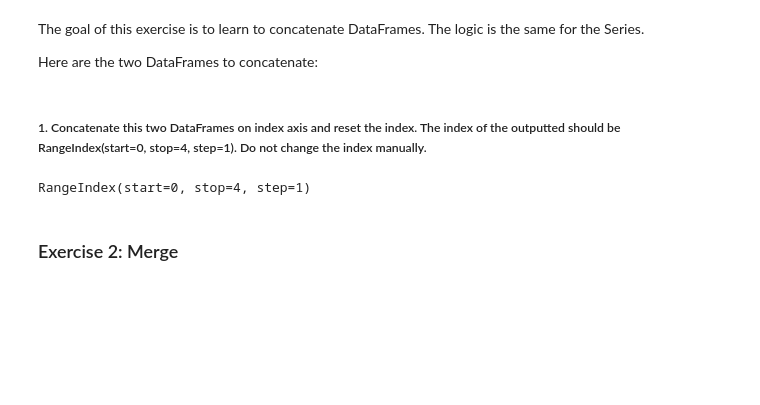
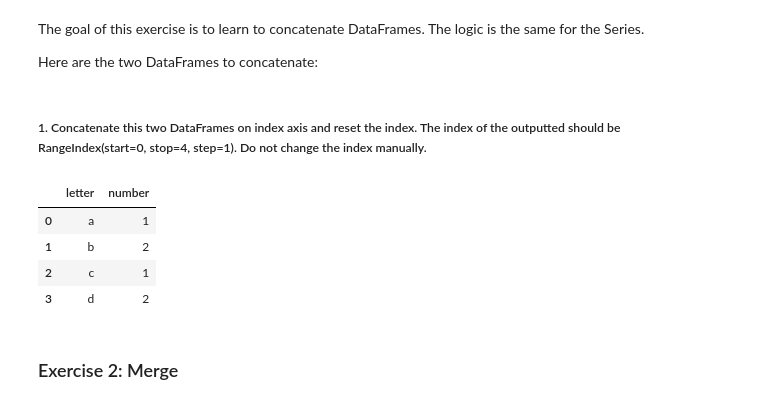
Before and after one commit to coulou800/piscine-ai, a Jupyter notebook: D_W-Notebook.ipynb, the cells around one changed output. Drawn from its saved outputs; the diff is of its cells as text; code cells hidden in the pictures; blank space fills up the shorter version.

```diff
--- a/D_W-Notebook.ipynb
+++ b/D_W-Notebook.ipynb
@@ -30,10 +30,14 @@ df2 = pd.DataFrame([['c', 1], ['d', 2]],columns=['letter', 'number'])
 ##### 1. Concatenate this two DataFrames on index axis and reset the index. The index of the outputted should be RangeIndex(start=0, stop=4, step=1). Do not change the index manually.
 # %%
 df = pd.concat([df1,df2])
-df.reset_index(inplace=True)
-df.index
+df.reset_index(inplace=True,drop=True)
+df
 # %% [output]
-RangeIndex(start=0, stop=4, step=1)
+|  | letter | number |
+| 0 | a | 1 |
+| 1 | b | 2 |
+| 2 | c | 1 |
+| 3 | d | 2 |
 # %% [markdown]
 ### Exercise 2: Merge
 # %% [markdown]
```
